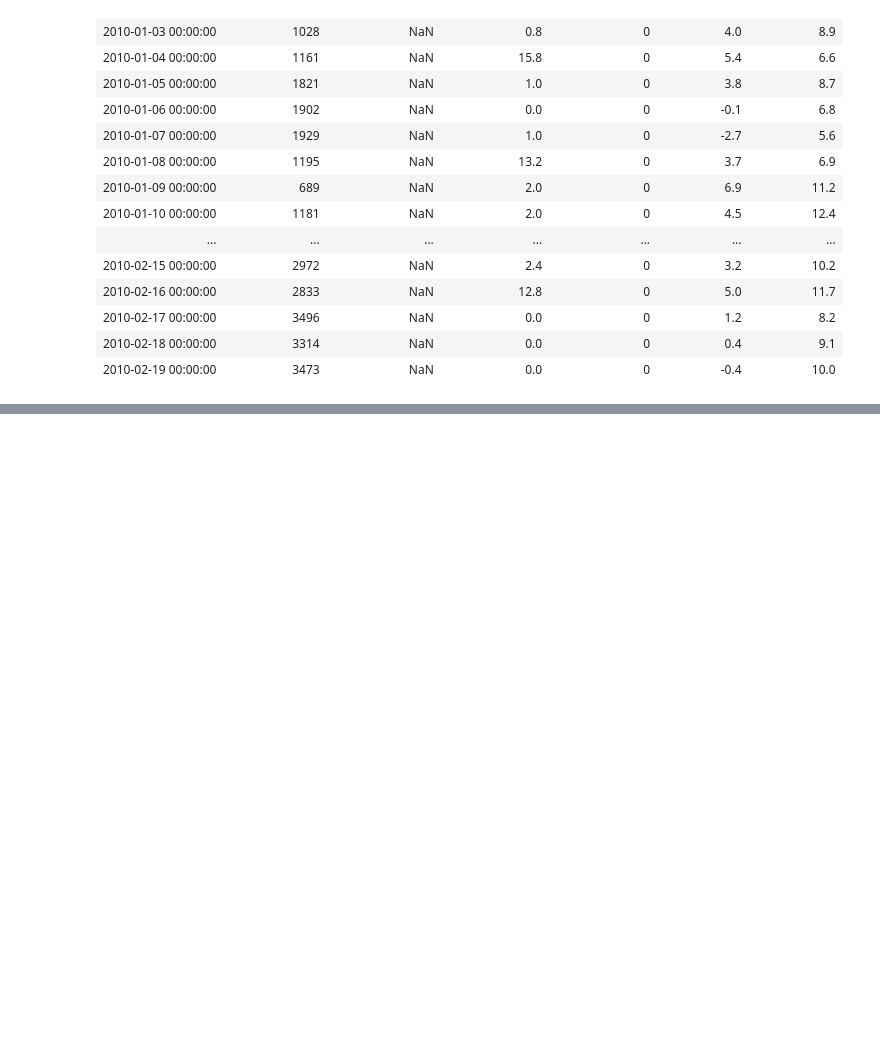
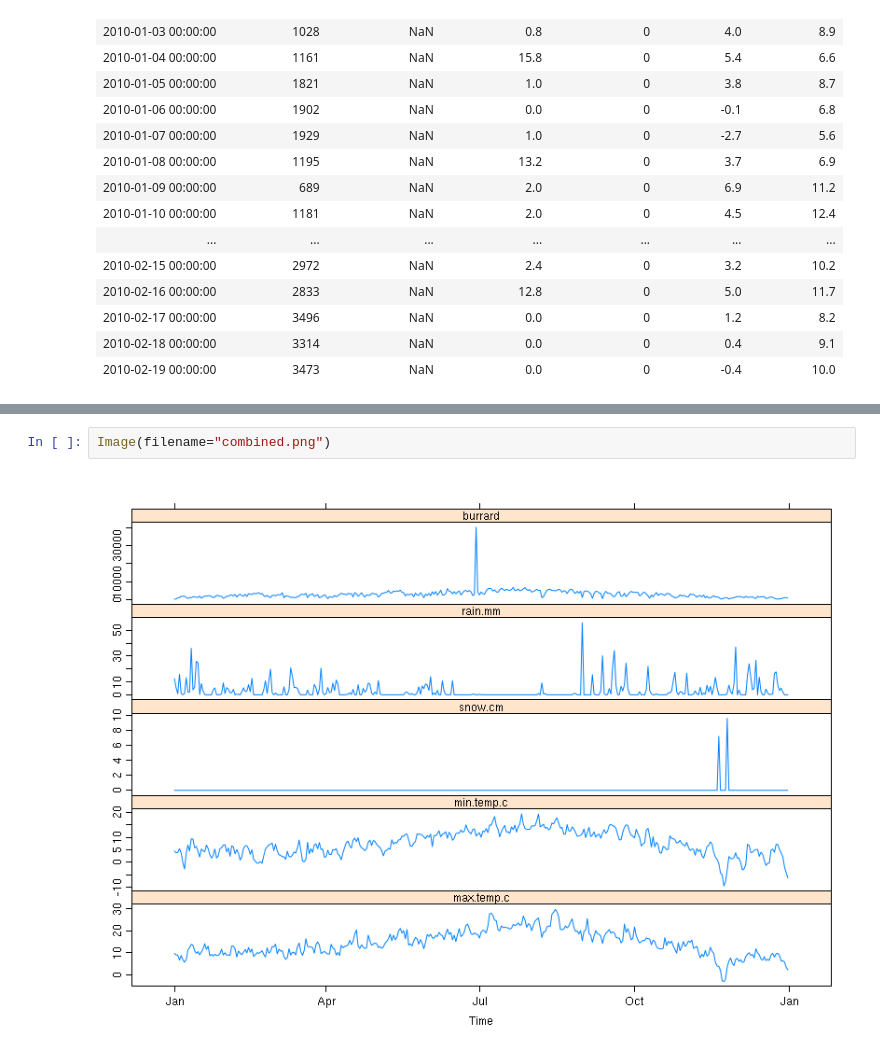
Before and after one commit to tavisrudd/r_python_meetup_apri2012, a Jupyter notebook: demo.ipynb, the cells around one changed output, grey strips where cells are left out. Cells and saved outputs as stored; diff of their text form; blank space fills up the shorter version.

```diff
--- a/demo.ipynb
+++ b/demo.ipynb
@@ -249,0 +256,4 @@ stacked.unstack()[:50]
+# %%
+Image(filename="combined.png")
+# %% [output]
+[figure, added]
```
Also changed, not shown: parts of 9 cells of this notebook, 12 other files.
